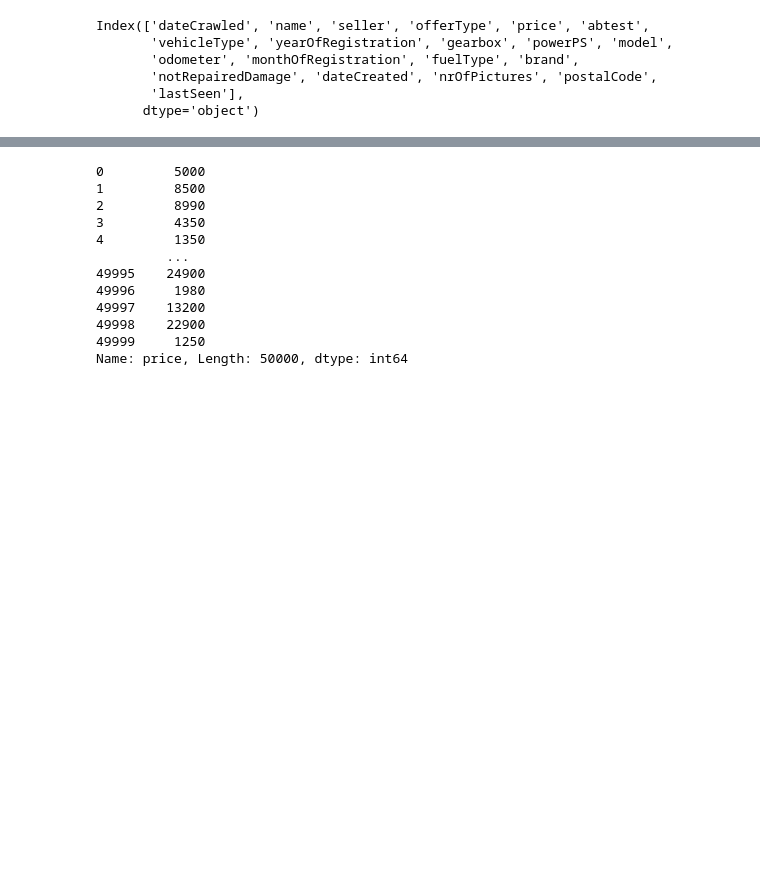
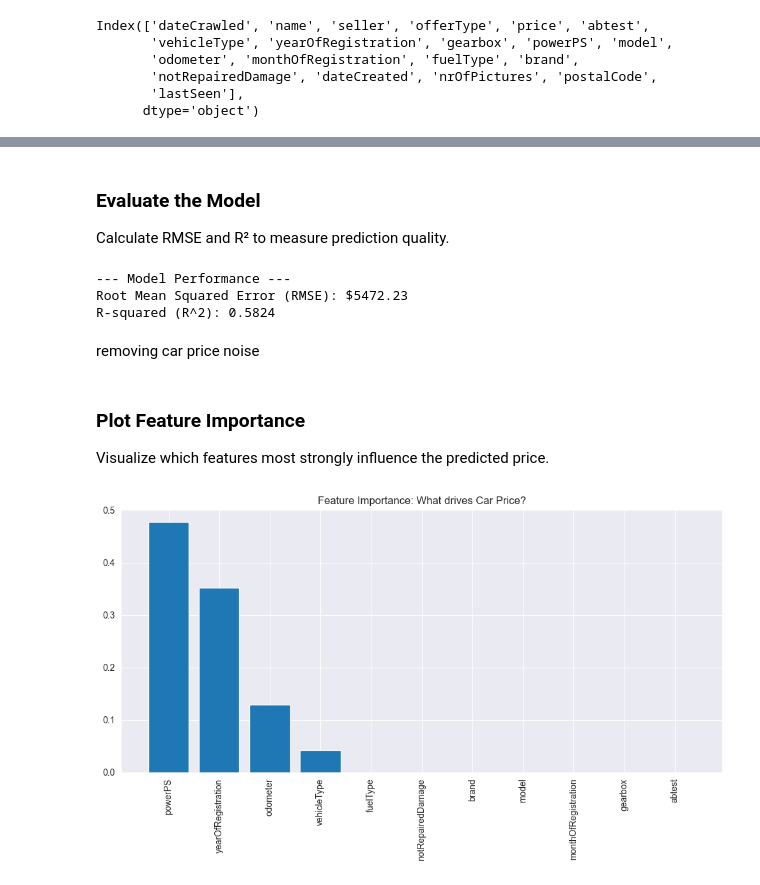
Before and after one commit to soipanhamisi/KNN_Classification_Regression_Analysis, a Jupyter notebook: notebooks/tree-based-modelling.ipynb, the cells around one changed output, grey strips where cells are left out. Drawn from its saved outputs; the diff is of its cells as text; code cells hidden in the pictures; blank space fills up the shorter version.

```diff
--- a/notebooks/tree-based-modelling.ipynb
+++ b/notebooks/tree-based-modelling.ipynb
@@ -523,4 +529,4 @@ fuelType, notRepairedDamage --> missing values assigned unknown
 # %%
-car_df['fuelType'] = car_df['fuelType'].fillna("unknown")
-car_df['notRepairedDamage'] = car_df['notRepairedDamage'].fillna("unknown")
-car_df
+categorical_cols = ['vehicleType', 'gearbox', 'model', 'fuelType', 'brand', 'notRepairedDamage', 'abtest']
+for col in categorical_cols:
+    df_model[col] = df_model[col].fillna('unknown')
@@ -557,8 +536,11 @@ encoding the columns: abtest, vehicleType, gearbox, model, fuelType
 # %%
-car_df['abtest'] = encoder.fit_transform(car_df['abtest'])
-car_df['vehicleType'] = encoder.fit_transform(car_df['vehicleType'])
-car_df['gearbox'] = encoder.fit_transform(car_df['gearbox'])
-car_df['model'] = encoder.fit_transform(car_df['model'])
-car_df['fuelType'] = encoder.fit_transform(car_df['fuelType'])
-car_df
+from sklearn.preprocessing import LabelEncoder
+
+label_encoders = {}
+for col in categorical_cols:
+    le = LabelEncoder()
+    df_model[col] = le.fit_transform(df_model[col].astype(str))
+    label_encoders[col] = le
+
+print("Cleaned size:", df_model.shape)
 # %% [output]
@@ -579,5 +551,6 @@ car_df
 encoding notRepairedDamages and brand
 # %%
-car_df['notRepairedDamage'] = encoder.fit_transform(car_df['notRepairedDamage'])
-car_df['brand'] = encoder.fit_transform(car_df['brand'])
-car_df
+X = df_model.drop('price', axis=1)
+y = df_model['price']
+
+X_train, X_test, y_train, y_test = train_test_split(X, y, test_size=0.3, random_state=42)
@@ -599,3 +560,4 @@ car_df
 converting price into integer values
 # %%
-car_df['price'] = car_df['price'].str.replace("$", "", regex=False).str.replace(",", "", regex=False).astype(int)
+dt_regressor = DecisionTreeRegressor(random_state=42, max_depth=4)
+dt_regressor.fit(X_train, y_train)
@@ -602,16 +566,38 @@ car_df['price'] = car_df['price'].str.replace("$", "", regex=False).str.replace(
+# %% [markdown]
+### Evaluate the Model
+Calculate RMSE and R² to measure prediction quality.
 # %%
-car_df['price']
+from sklearn.metrics import mean_squared_error, r2_score
+import numpy as np
+
+y_pred = dt_regressor.predict(X_test)
+
+rmse = np.sqrt(mean_squared_error(y_test, y_pred))
+r2 = r2_score(y_test, y_pred)
+
+print(f"\n--- Model Performance ---")
+print(f"Root Mean Squared Error (RMSE): ${rmse:.2f}")
+print(f"R-squared (R^2): {r2:.4f}")
 # %% [output]
-0         5000
-1         8500
-2         8990
-3         4350
-4         1350
-         ...
-49995    24900
-49996     1980
-49997    13200
-49998    22900
-49999     1250
-Name: price, Length: 50000, dtype: int64
+--- Model Performance ---
+Root Mean Squared Error (RMSE): $5472.23
+R-squared (R^2): 0.5824
+# %% [markdown]
+removing car price noise
+# %% [markdown]
+### Plot Feature Importance
+Visualize which features most strongly influence the predicted price.
+# %%
+importances = dt_regressor.feature_importances_
+indices = np.argsort(importances)[::-1]
+feature_names = X.columns
+
+plt.figure(figsize=(10, 6))
+plt.title("Feature Importance: What drives Car Price?")
+plt.bar(range(X.shape[1]), importances[indices], align="center")
+plt.xticks(range(X.shape[1]), feature_names[indices], rotation=90)
+plt.tight_layout()
+plt.show()
+# %% [output]
+[figure, added]
 # %% [markdown]
```
Also changed, not shown: parts of 41 cells of this notebook.
